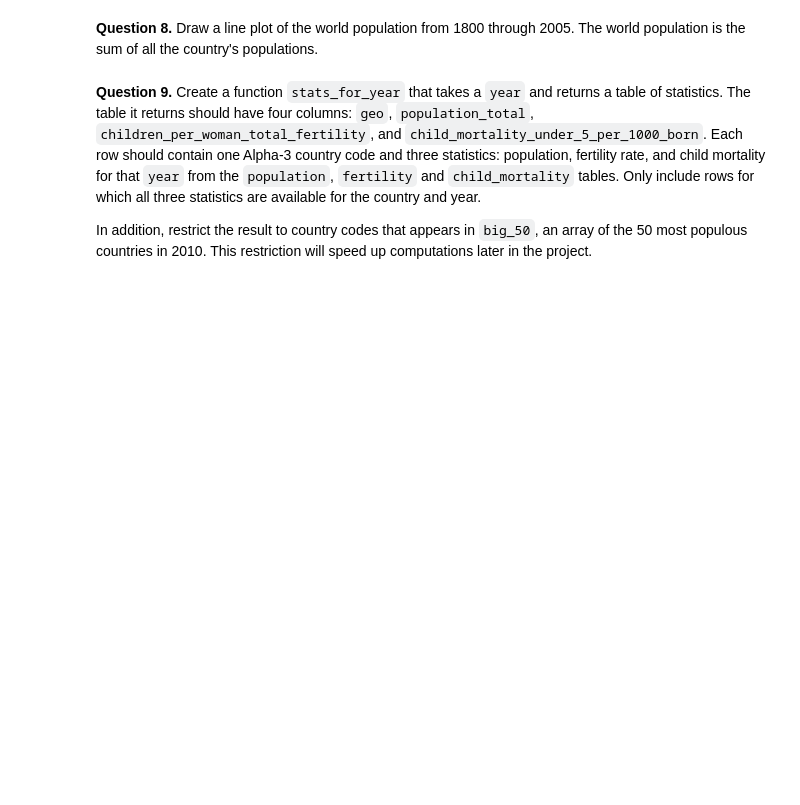
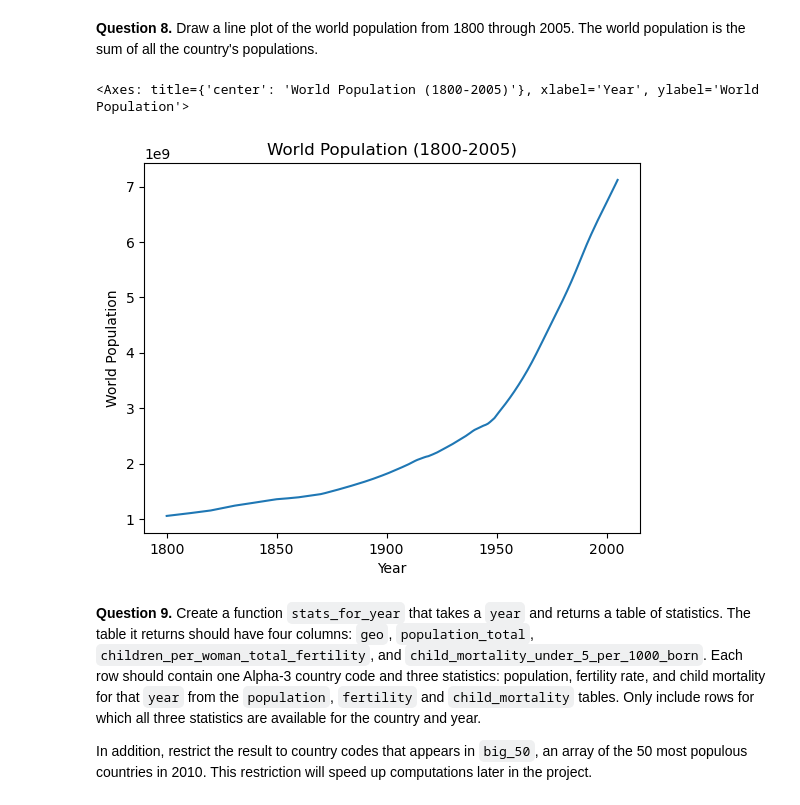
Before and after one commit to pedroalmada/Oxford_DataScience_Course, a Jupyter notebook: Assignments/Second-Assignment.ipynb, the cells around one changed output. Drawn from its saved outputs; the diff is of its cells as text; code cells hidden in the pictures; blank space fills up the shorter version.

```diff
--- a/Assignments/Second-Assignment.ipynb
+++ b/Assignments/Second-Assignment.ipynb
@@ -381,3 +378,23 @@ fertility_statements = [2, 3, 4, 5, 6]
+# %%
+# write your solution here
+...
+# Step 1: Filtering the population table for years between 1800 and 2005
+world_population = population[(population['time'] >= 1800) & (population['time'] <= 2005)]
+
+# Step 2: Grouping by 'time' and sum the population for each year
+world_population_sum = world_population.groupby('time')['population_total'].sum()
+
+# Step 3: Ploting the world population as a line plot
+# 'time' is the index after grouping, and 'population_total' is summed .
+world_population_sum.plot(
+    kind='line',
+    title='World Population (1800-2005)',
+    xlabel='Year',
+    ylabel='World Population'
+)
+# %% [output]
+<Axes: title={'center': 'World Population (1800-2005)'}, xlabel='Year', ylabel='World Population'>
+[figure, added]
 # %% [markdown]
 **Question 9.** Create a function `stats_for_year` that takes a `year` and returns a table of statistics. The table it returns should have four columns: `geo`, `population_total`, `children_per_woman_total_fertility`, and `child_mortality_under_5_per_1000_born`. Each row should contain one Alpha-3 country code and three statistics: population, fertility rate, and child mortality for that `year` from the `population`, `fertility` and `child_mortality` tables. Only include rows for which all three statistics are available for the country and year.
 
```
Also changed, not shown: parts of 1 cell of this notebook.
